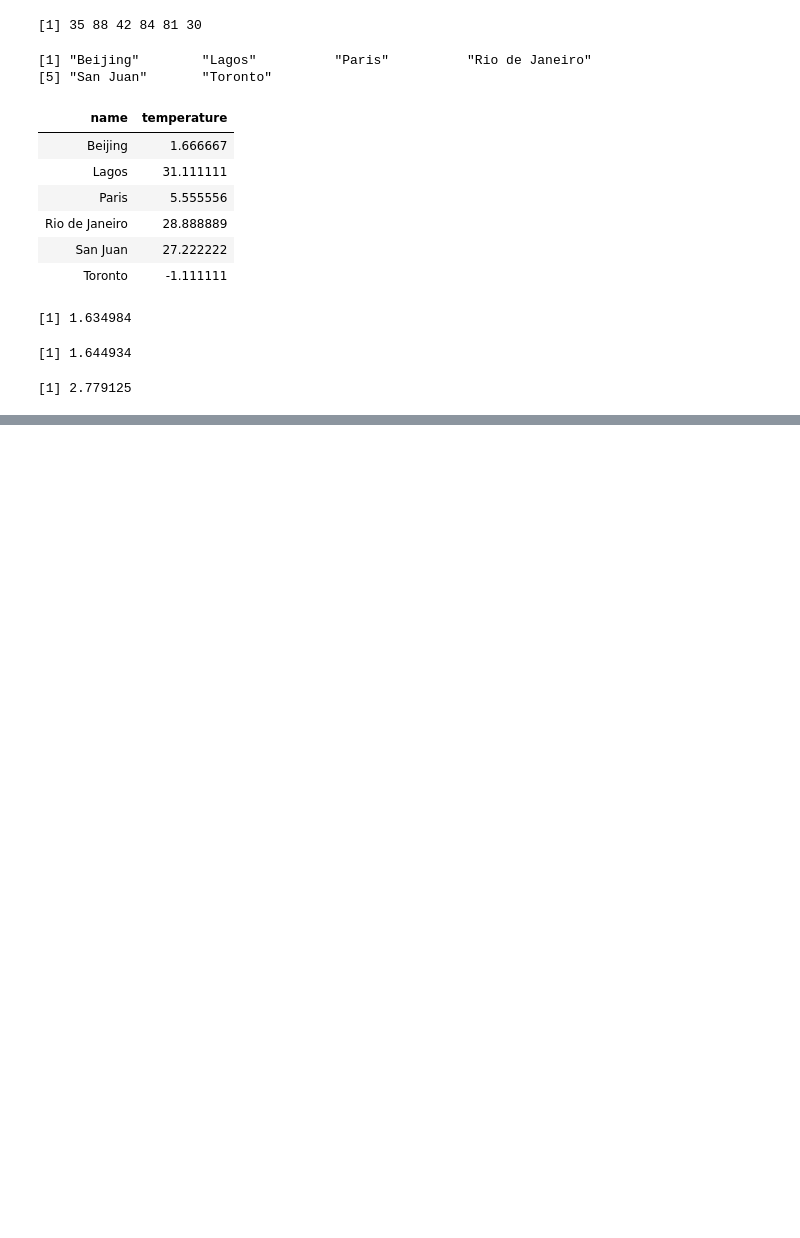
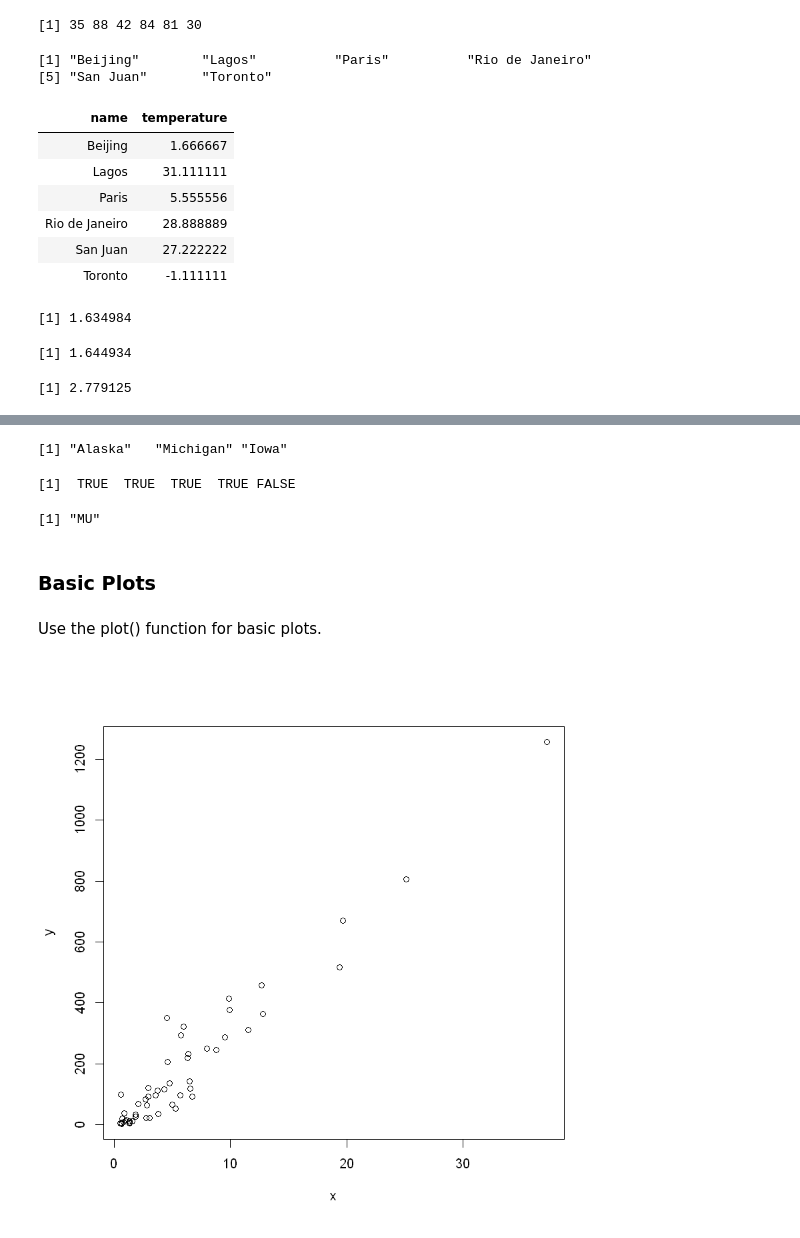
Before and after one commit to tanorian/Data_Science_with_R, a Jupyter notebook: Chapter 2.ipynb, the cells around one changed output, grey strips where cells are left out. Drawn from its saved outputs; the diff is of its cells as text; code cells hidden in the pictures; blank space fills up the shorter version.

```diff
--- a/Chapter 2.ipynb
+++ b/Chapter 2.ipynb
@@ -839,0 +945,24 @@ mean(100000*murder_rate)
+# %%
+#  6. Use the match() function to find what states have abbreviations of AK, MI, and IA.
+murders$state[match(c('AK', 'MI', 'IA'), murders$abb)]
+# %% [output]
+[1] "Alaska"   "Michigan" "Iowa"
+# %%
+#  7.  Use the %in% operator to find out which are real state abbreviations.
+c('MA', 'ME', 'MI', 'MO', 'MU')%in%murders$abb
+# %% [output]
+[1]  TRUE  TRUE  TRUE  TRUE FALSE
+# %%
+c('MA', 'ME', 'MI', 'MO', 'MU')[!c('MA', 'ME', 'MI', 'MO', 'MU')%in%murders$abb]
+# %% [output]
+[1] "MU"
+# %% [markdown]
+### Basic Plots
+# %% [markdown]
+Use the plot() function for basic plots.
+# %%
+x <- murders$population/1000000
+y <- murders$total
+plot(x, y)
+# %% [output]
+[figure, added]
```
Also changed, not shown: parts of 38 cells of this notebook.
